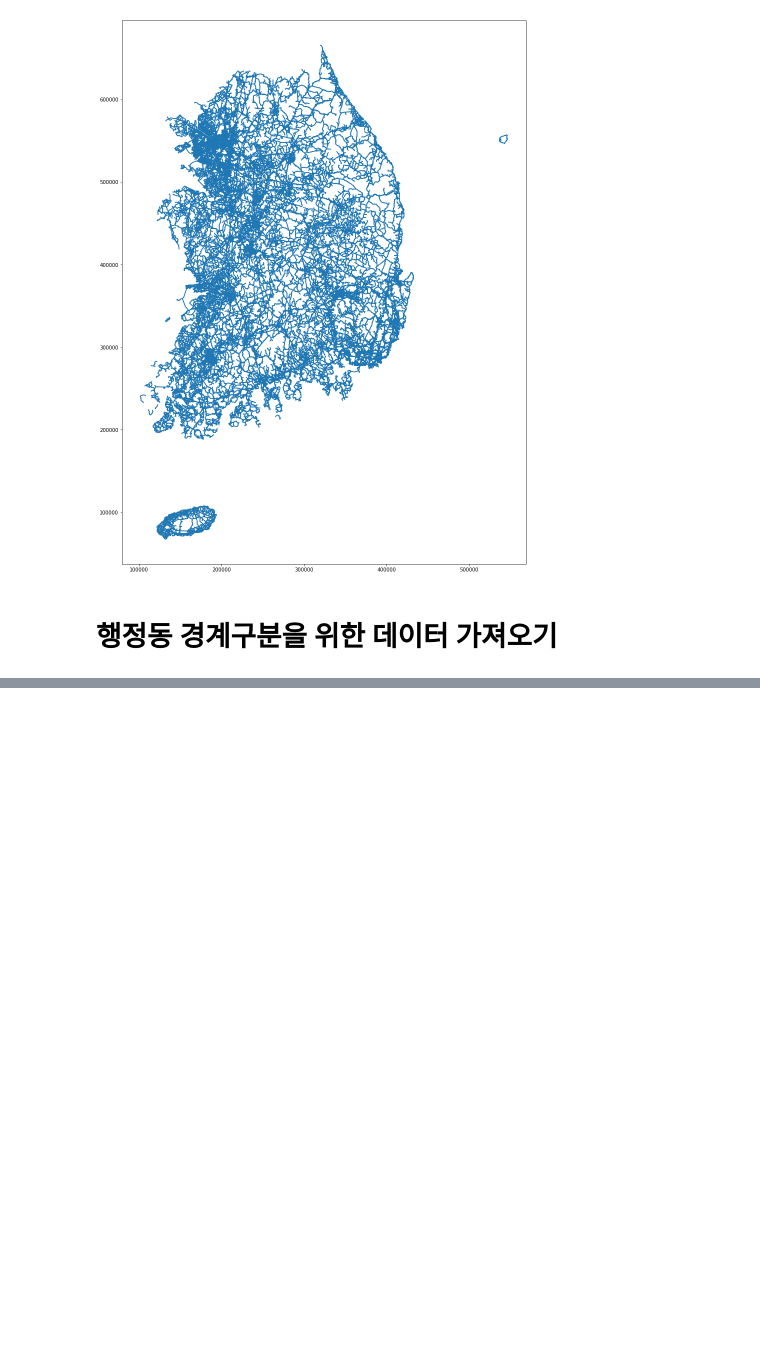
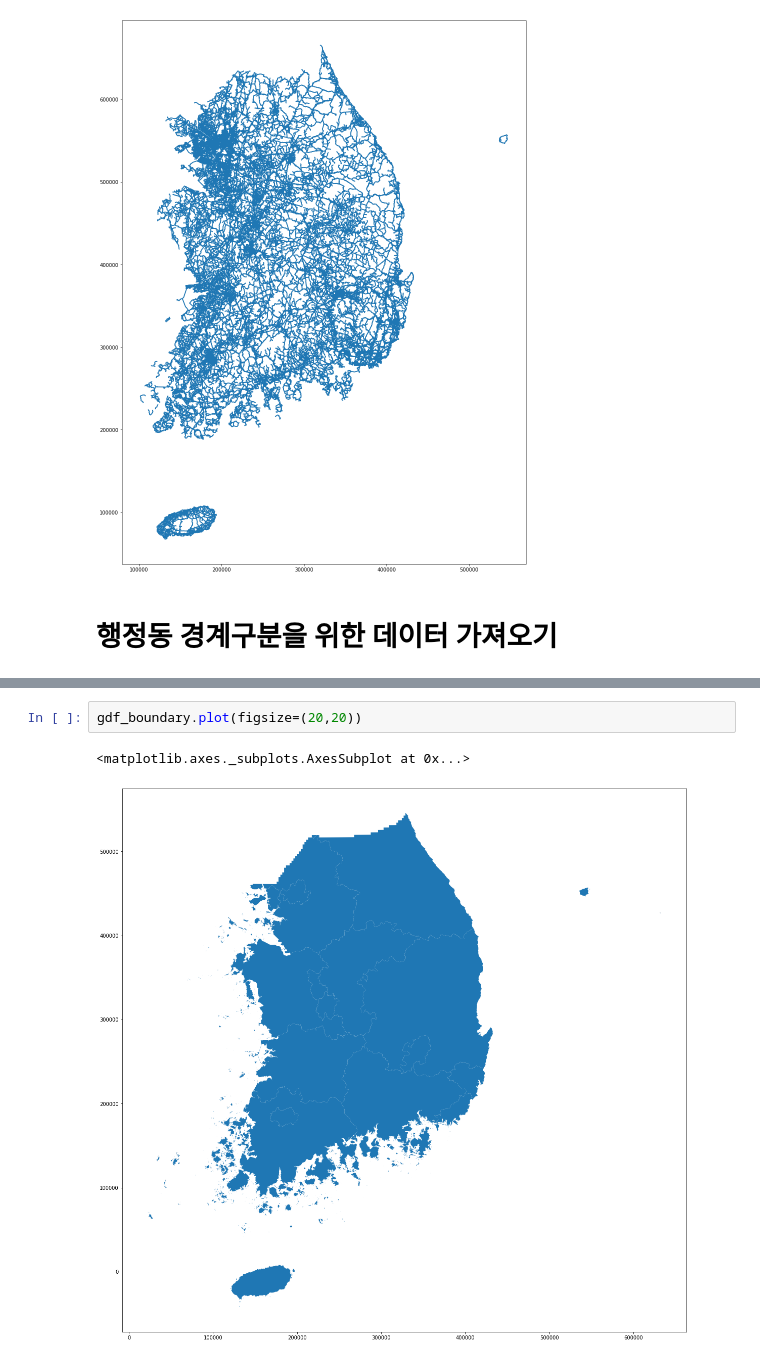
Before and after one commit to Namsik-Yoon/2020_MaaSer_example_code, a Jupyter notebook: 국가표준노드링크 시각화.ipynb, the cells around one changed output, grey strips where cells are left out. Drawn from its saved outputs; the diff is of its cells as text; blank space fills up the shorter version.

```diff
--- a/국가표준노드링크 시각화.ipynb
+++ b/국가표준노드링크 시각화.ipynb
@@ -183 +183,6 @@ gdf_boundary.head()
+# %%
+gdf_boundary.plot(figsize=(20,20))
+# %% [output]
+<matplotlib.axes._subplots.AxesSubplot at 0x...>
+[figure, added]
 # %%
```
Also changed, not shown: parts of 8 cells of this notebook.
